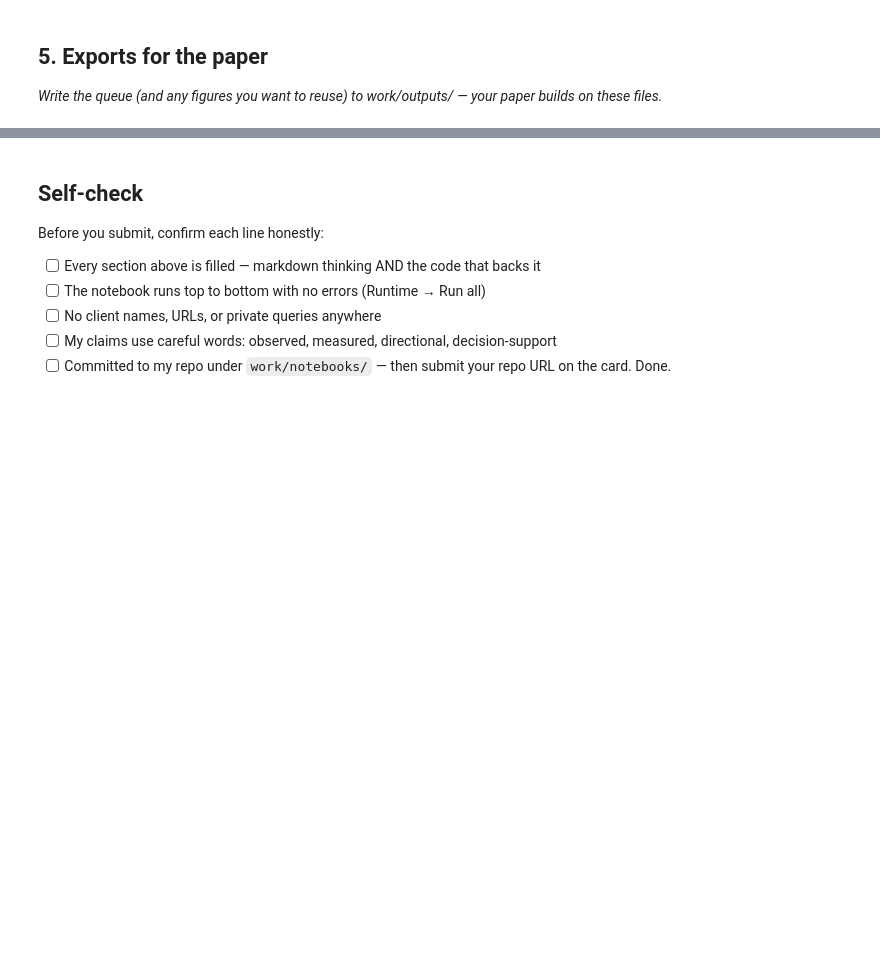
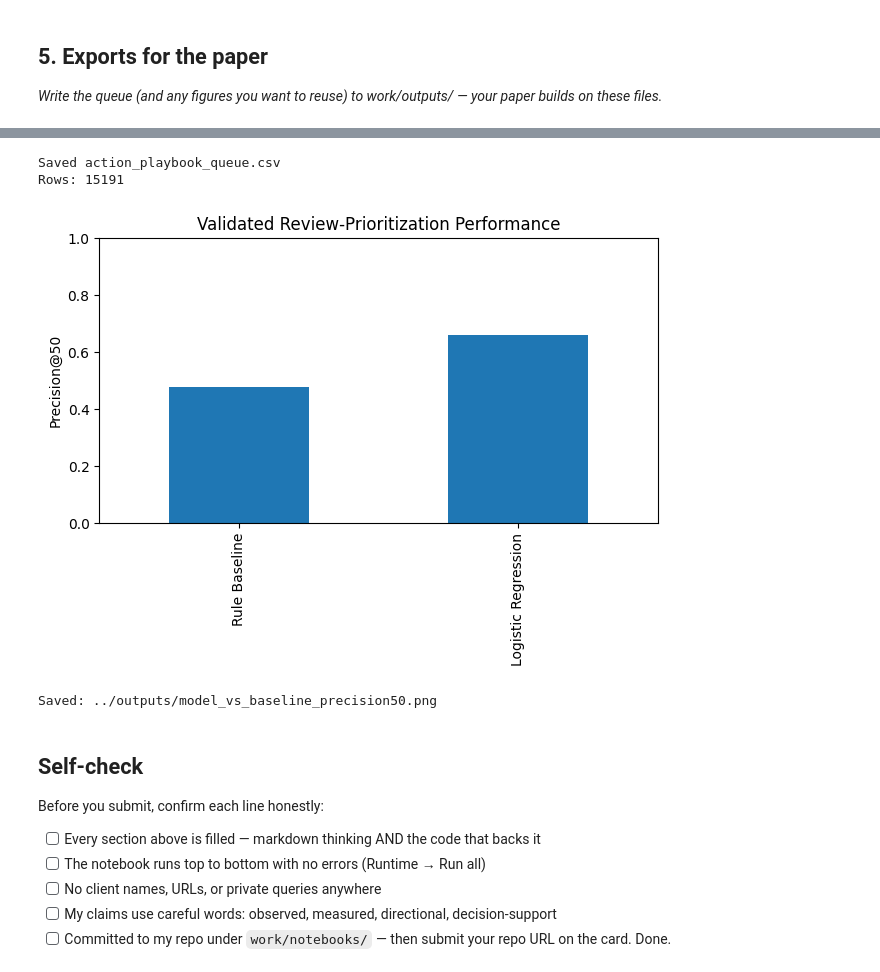
Before and after one commit to Malang43/flyrank-ml-internship-Malang43, a Jupyter notebook: work/notebooks/w07_action_playbook.ipynb, the cells around one changed output, grey strips where cells are left out. Saved outputs shown, nothing was run; the diff lists cells and outputs as text; code cells hidden in the pictures; blank space fills up the shorter version.

```diff
--- a/work/notebooks/w07_action_playbook.ipynb
+++ b/work/notebooks/w07_action_playbook.ipynb
@@ -44,3 +416,73 @@ This skeleton is yours to fill. Work the sections **in order** — each one has
+# %%
+paper_queue = queue[
+    [
+        "rank",
+        "client_hash_id",
+        "content_hash_id",
+        "model_score",
+        "reason_code",
+        "action",
+        "impressions_31d",
+        "clicks_31d",
+        "ctr_31d",
+        "avg_position_31d",
+        "sessions_31d"
+    ]
+].copy()
+
+paper_queue.to_csv(
+    output_dir / "action_playbook_queue.csv",
+    index=False
+)
+
+print("Saved action_playbook_queue.csv")
+print("Rows:", len(paper_queue))
+# %% [output]
+Saved action_playbook_queue.csv
+Rows: 15191
+# %%
+figure_data = pd.DataFrame({
+    "Method": [
+        "Rule Baseline",
+        "Logistic Regression"
+    ],
+    "Precision@50": [
+        0.48,
+        0.66
+    ]
+})
+
+ax = figure_data.plot(
+    x="Method",
+    y="Precision@50",
+    kind="bar",
+    legend=False
+)
+
+ax.set_ylabel("Precision@50")
+ax.set_xlabel("")
+ax.set_title("Validated Review-Prioritization Performance")
+ax.set_ylim(0, 1)
+
+plt.tight_layout()
+
+figure_path = (
+    output_dir /
+    "model_vs_baseline_precision50.png"
+)
+
+plt.savefig(
+    figure_path,
+    dpi=200,
+    bbox_inches="tight"
+)
+
+plt.show()
+
+print("Saved:", figure_path)
+# %% [output]
+[figure, added]
+Saved: ../outputs/model_vs_baseline_precision50.png
 # %% [markdown]
 ## Self-check
 
```
Also changed, not shown: parts of 16 cells of this notebook.
